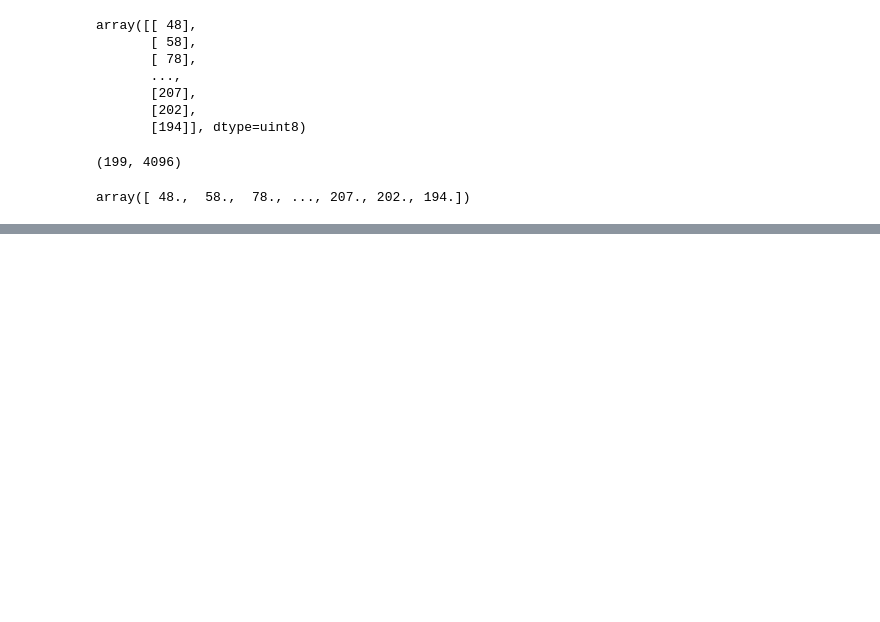
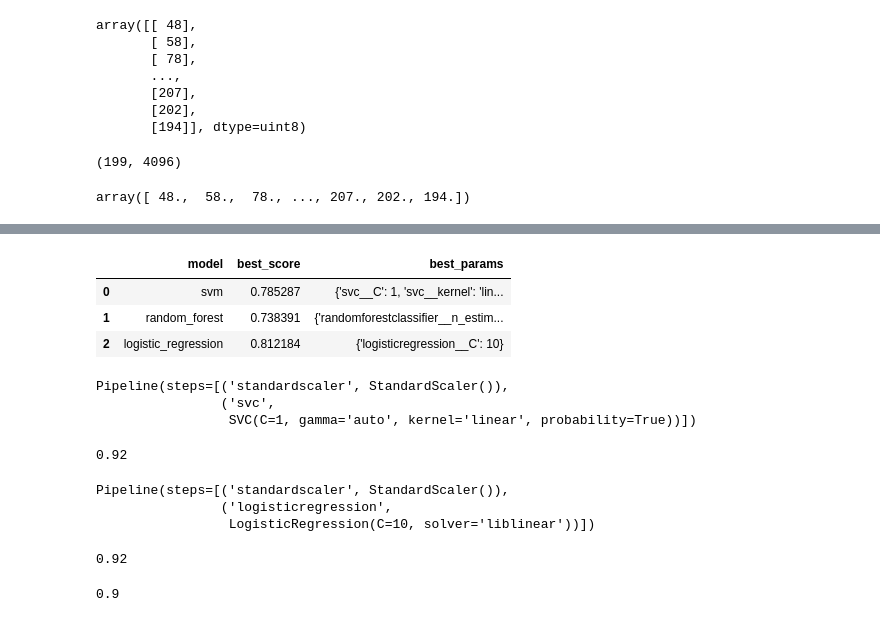
Before and after one commit to eddy1006/Celebrity_Face_Recognition, a Jupyter notebook: model/sports_person_classifier_model.ipynb, the cells around one changed output, grey strips where cells are left out. Cells and saved outputs as stored; diff of their text form; code cells hidden in the pictures; blank space fills up the shorter version.

```diff
--- a/model/sports_person_classifier_model.ipynb
+++ b/model/sports_person_classifier_model.ipynb
@@ -332,0 +343,6 @@ array([ 48.,  58.,  78., ..., 207., 202., 194.])
+# %%
+x_train,x_test,y_train,y_test =  train_test_split(x,y)
+
+pipe = Pipeline([('scaler',StandardScaler()),('svc',SVC(kernel='rbf',C=10))])
+pipe.fit(x_train,y_train)
+pipe.score(x_test,y_test)
@@ -332,0 +380,68 @@ array([ 48.,  58.,  78., ..., 207., 202., 194.])
+# %%
+model_params = {
+    'svm': {
+        'model': svm.SVC(gamma='auto',probability=True),
+        'params' : {
+            'svc__C': [1,10,100,1000],
+            'svc__kernel': ['rbf','linear']
+        }
+    },
+    'random_forest': {
+        'model': RandomForestClassifier(),
+        'params' : {
+            'randomforestclassifier__n_estimators': [5,10,100]
+        }
+    },
+    'logistic_regression' : {
+        'model': LogisticRegression(solver='liblinear',multi_class='auto'),
+        'params': {
+            'logisticregression__C': [1,5,10]
+        }
+    }
+}
+# %%
+scores = []
+best_estimators = {}
+import pandas as pd
+for algo, mp in model_params.items():
+    pipe = make_pipeline(StandardScaler(), mp['model'])
+    clf =  GridSearchCV(pipe, mp['params'], cv=5, return_train_score=False)
+    clf.fit(x_train, y_train)  #here we use only training data set to do all that k fold cross validation stuff...but we still keep
+    scores.append({           #test data set aside so that we can later check the accuracy
+        'model': algo,
+        'best_score': clf.best_score_,
+        'best_params': clf.best_params_
+    })
+    best_estimators[algo] = clf.best_estimator_
+
+df = pd.DataFrame(scores,columns=['model','best_score','best_params'])
+df
+# %% [output]
+|  | model | best_score | best_params |
+| 0 | svm | 0.785287 | {'svc__C': 1, 'svc__kernel': 'lin... |
+| 1 | random_forest | 0.738391 | {'randomforestclassifier__n_estim... |
+| 2 | logistic_regression | 0.812184 | {'logisticregression__C': 10} |
+# %%
+best_estimators['svm']
+# %% [output]
+Pipeline(steps=[('standardscaler', StandardScaler()),
+                ('svc',
+                 SVC(C=1, gamma='auto', kernel='linear', probability=True))])
+# %%
+best_estimators['svm'].score(x_test,y_test)
+# %% [output]
+0.92
+# %%
+best_estimators['logistic_regression']
+# %% [output]
+Pipeline(steps=[('standardscaler', StandardScaler()),
+                ('logisticregression',
+                 LogisticRegression(C=10, solver='liblinear'))])
+# %%
+best_estimators['logistic_regression'].score(x_test,y_test)
+# %% [output]
+0.92
+# %%
+best_estimators['random_forest'].score(x_test,y_test)
+# %% [output]
+0.9
```
Also changed, not shown: parts of 15 cells of this notebook, 2 other files.
